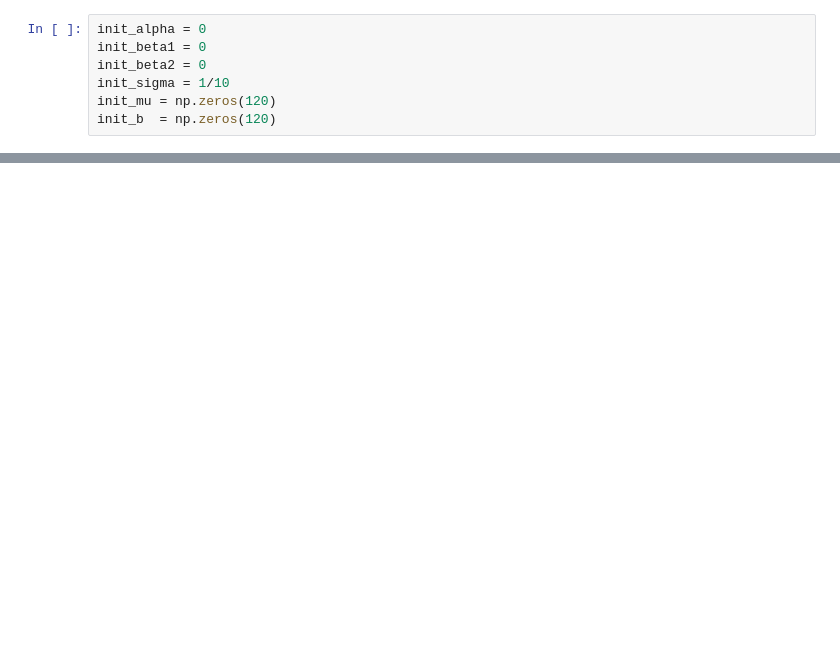
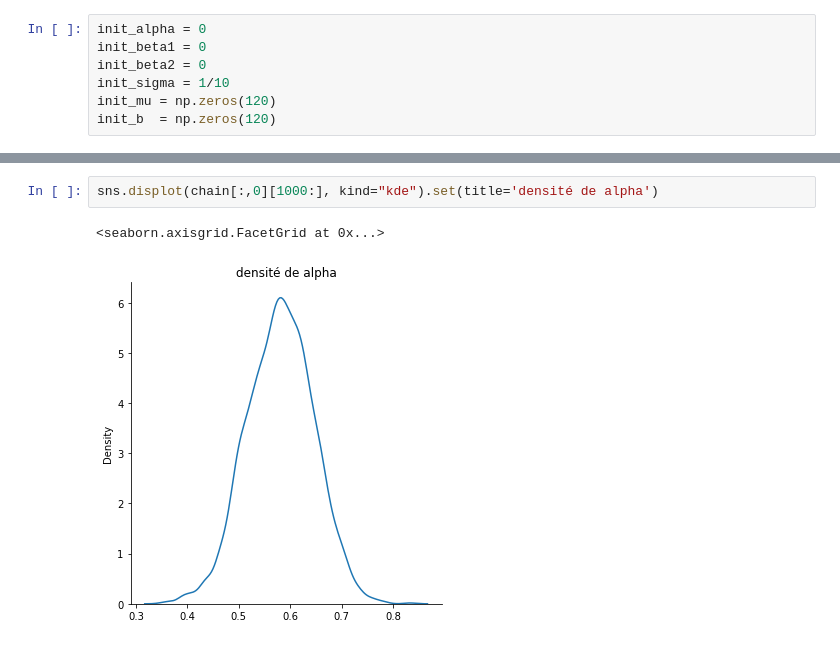
Before and after one commit to Lvalto/Projet-Oxford-smooth-fit-to-log-odds-ratios, a Jupyter notebook: Oxford-Aya.ipynb, the cells around one changed output, grey strips where cells are left out. Cells and saved outputs as stored; diff of their text form; blank space fills up the shorter version.

```diff
--- a/Oxford-Aya.ipynb
+++ b/Oxford-Aya.ipynb
@@ -196,0 +208,5 @@ plt.plot(mu_chain[:,10])
+# %%
+sns.displot(chain[:,0][1000:], kind="kde").set(title='densité de alpha')
+# %% [output]
+<seaborn.axisgrid.FacetGrid at 0x...>
+[figure, added]
```
Also changed, not shown: parts of 28 cells of this notebook.
